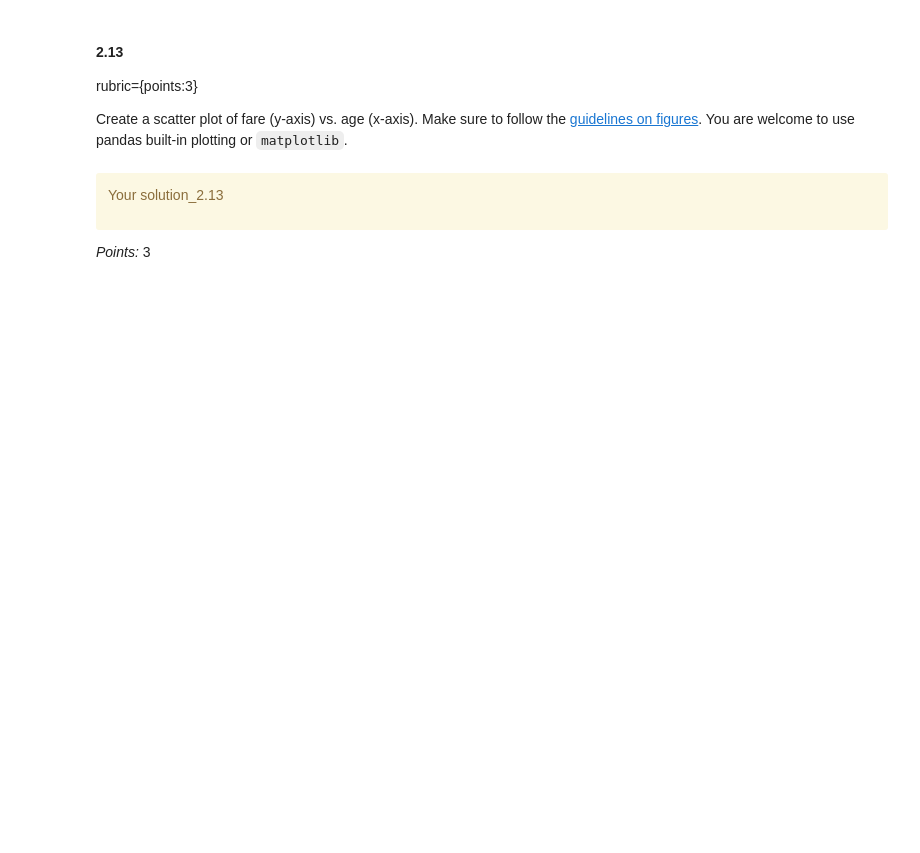
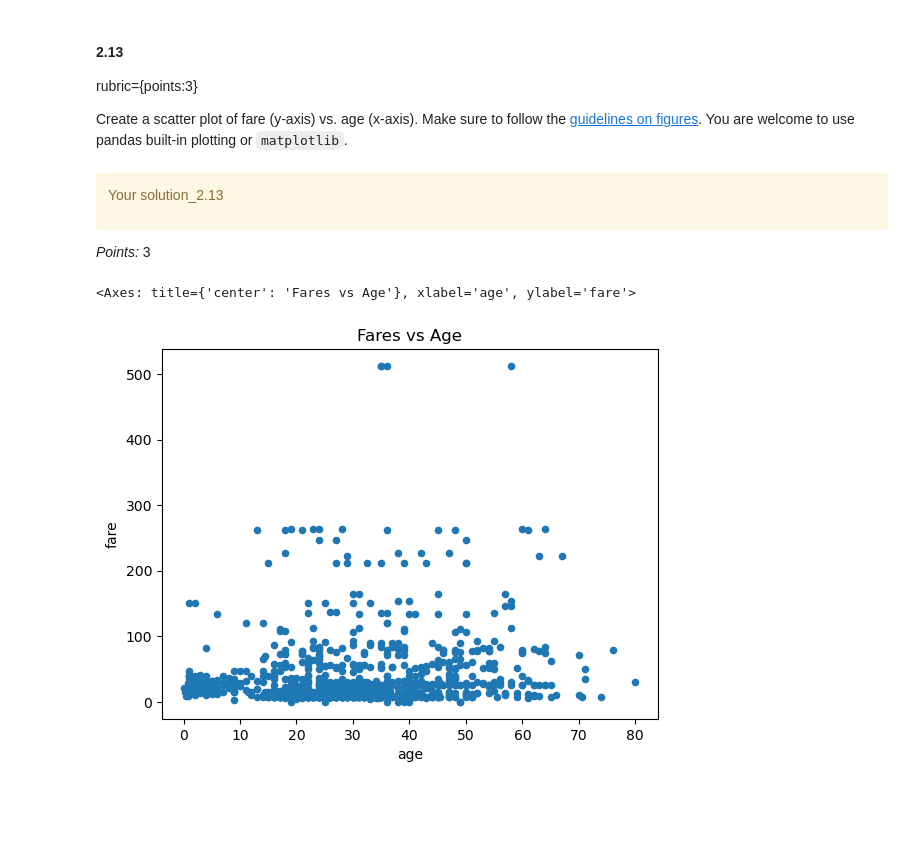
Before and after one commit to underscoreHasan/hw1, a Jupyter notebook: hw1.ipynb, the cells around one changed output. Drawn from its saved outputs; the diff is of its cells as text; code cells hidden in the pictures; blank space fills up the shorter version.

```diff
--- a/hw1.ipynb
+++ b/hw1.ipynb
@@ -134,0 +145,4 @@ titanic_df = None
+# %%
+titanic_df = pd.read_csv("data/titanic.csv")
+
+...
@@ -177,3 +193,5 @@ _Points:_ 2
+# %%
+titanic_df = titanic_df.rename(columns={"sibsp" : "siblings_spouses", "parch" :"parents_children"})
 # %%
 assert set(["siblings_spouses", "parents_children"]).issubset(
     titanic_df.columns
@@ -417,3 +489,8 @@ _Points:_ 3
+# %%
+titanic_df.plot(kind='scatter', x="age",y="fare", title = "Fares vs Age")
+# %% [output]
+<Axes: title={'center': 'Fares vs Age'}, xlabel='age', ylabel='fare'>
+[figure, added]
 # %% [markdown]
 <!-- END QUESTION -->
 
```
Also changed, not shown: parts of 40 cells of this notebook, 1 other file.
